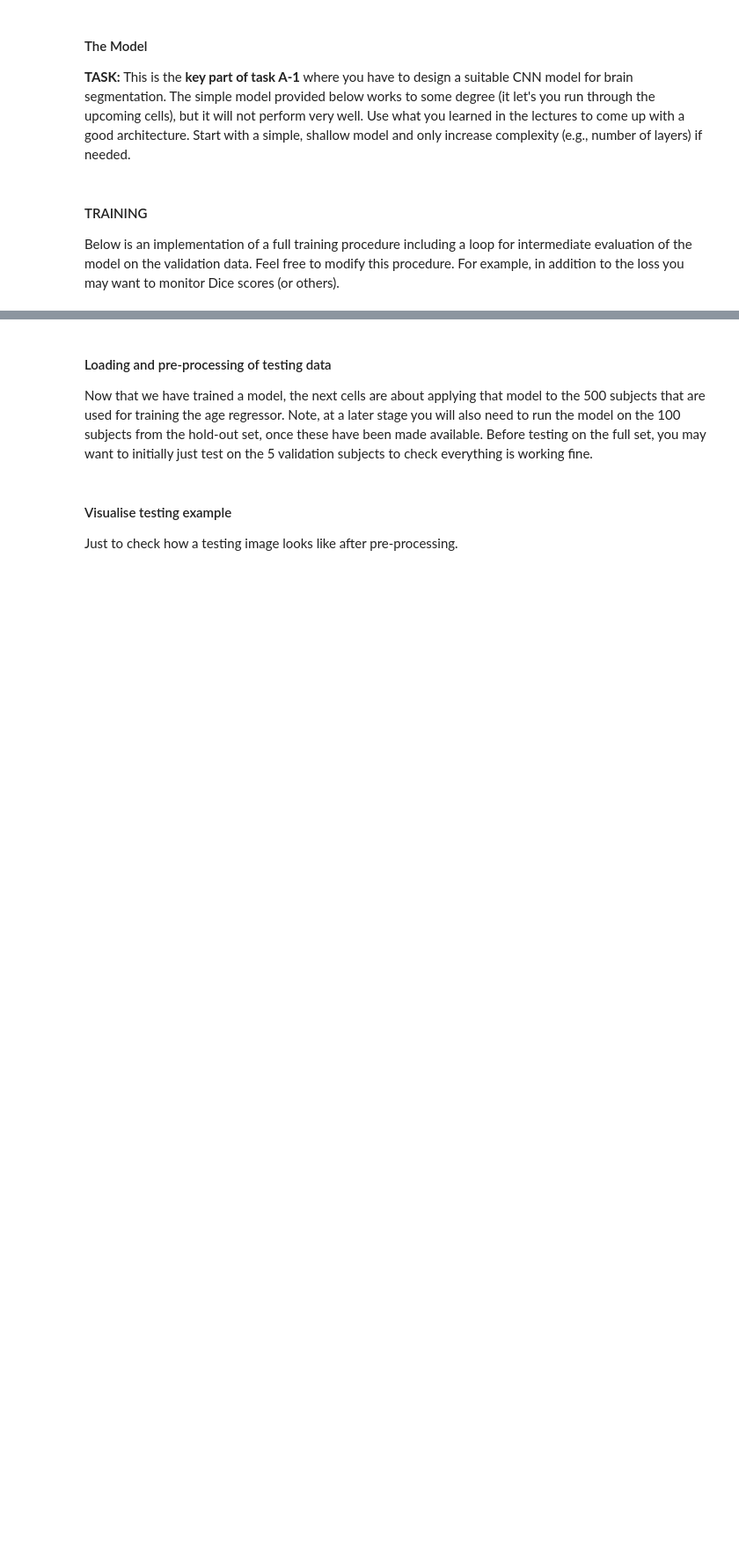
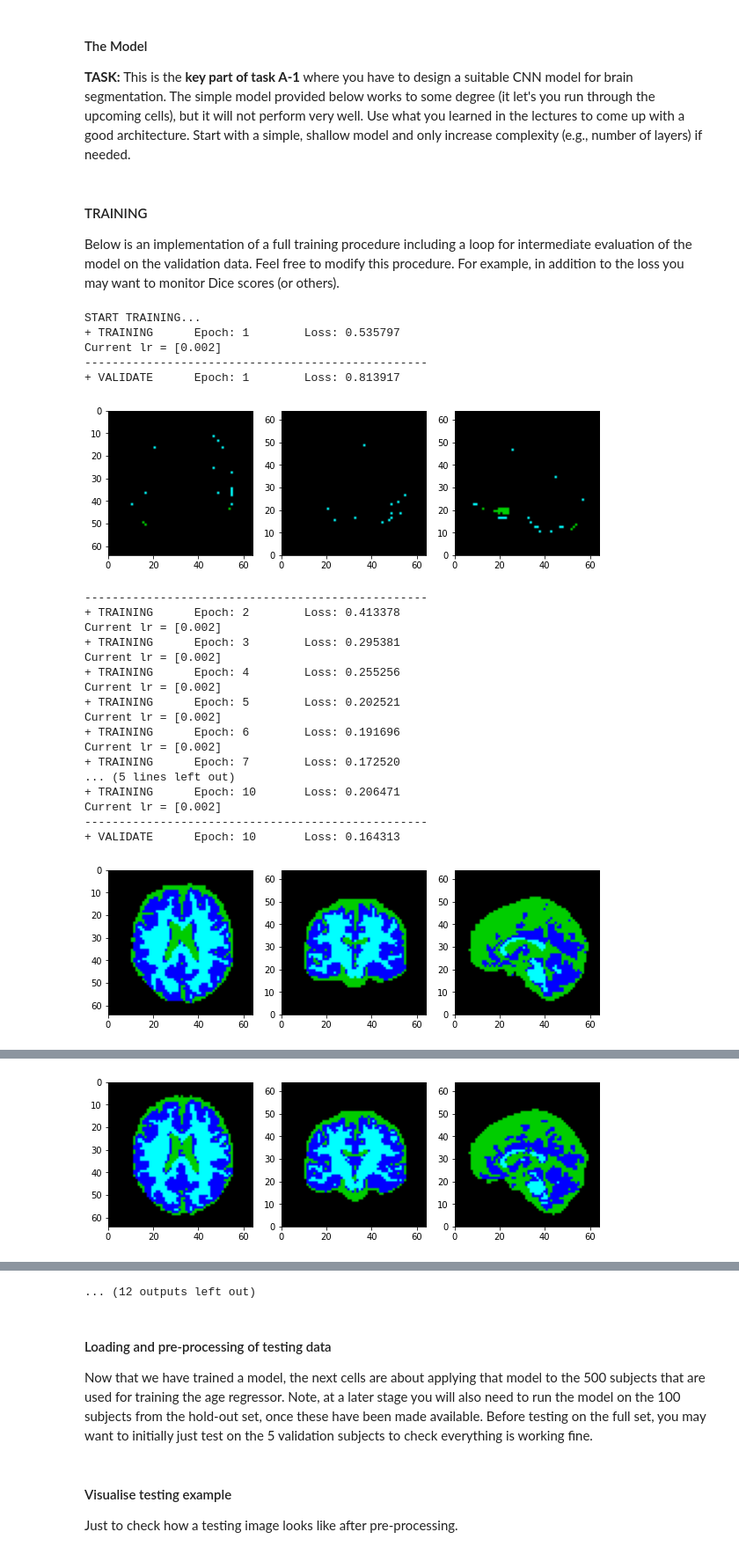
Before and after one commit to gf4417/MLforIMG-CW, a Jupyter notebook: ML4I_Coursework.ipynb, the cells around one changed output, grey strips where cells are left out. Shown at 88% size. Drawn from its saved outputs; the diff is of its cells as text; code cells hidden in the pictures; blank space fills up the shorter version.

Commit message:
With ONet

```diff
--- a/ML4I_Coursework.ipynb
+++ b/ML4I_Coursework.ipynb
@@ -353,10 +359,17 @@ rnd_seed = 42 #fixed random seed
 img_size = [64, 64, 64] # Original: [64, 64, 64]
 img_spacing = [3, 3, 3]
 
-num_epochs = 20
-learning_rate = 0.001
+num_epochs = 100
+learning_rate = 0.002 # Original: 0.001
 batch_size = 2
-val_interval = 10
+val_interval = 10 # Original: 10
+
+# Best params for ONet so far.
+# num_epochs = 80
+# learning_rate = 0.002
+# batch_size = 2
+# val_interval = 10
+# Scheduler: patience=6, factor=0.5, threshold=0.0002
 
 num_classes = 4
 
@@ -483,10 +552,11 @@ if not os.path.exists(model_dir):
 
 torch.manual_seed(rnd_seed) #fix random seed
 
-model = UNet3D(num_classes=num_classes).to(device)
+model = ONet3D(num_classes=num_classes).to(device)
 model.train()
 
 optimizer = torch.optim.Adam(model.parameters(), lr=learning_rate)
+scheduler = torch.optim.lr_scheduler.ReduceLROnPlateau(optimizer, mode='min', patience=6, factor=0.5, threshold=0.0002)
 
 loss_train_log = []
 loss_val_log = []
@@ -496,50 +566,77 @@ print('START TRAINING...')
 for epoch in range(1, num_epochs + 1):
 
     # Training
+    model.train()
     for batch_idx, batch_samples in enumerate(dataloader_train):
         img, seg = batch_samples['img'].to(device), batch_samples['seg'].to(device)
         optimizer.zero_grad()
         prd = model(img)
         loss = F.cross_entropy(prd, seg.squeeze(1))
         loss.backward()
         optimizer.step()
 
     loss_train_log.append(loss.item())
 
     print('+ TRAINING \tEpoch: {} \tLoss: {:.6f}'.format(epoch, loss.item()))
 
     # Validation
-    if epoch == 1 or epoch % val_interval == 0:
-        loss_val = 0
-        sum_pts = 0
-        with torch.no_grad():
-            for data_sample in dataloader_val:
-                img, seg = data_sample['img'].to(device), data_sample['seg'].to(device)
-                prd = model(img)
-                loss_val += F.cross_entropy(prd, seg.squeeze(1), reduction='sum').item()
-                sum_pts += np.prod(img_size)
-
-        prd = torch.argmax(prd, dim=1)
-        prediction = sitk.GetImageFromArray(prd.cpu().squeeze().numpy().astype(np.uint8))
-
+    model.eval()
+    loss_val = 0
+    sum_pts = 0
+    with torch.no_grad():
+        for data_sample in dataloader_val:
+            img, seg = data_sample['img'].to(device), data_sample['seg'].to(device)
+            prd = model(img)
+            loss_val += F.cross_entropy(prd, seg.squeeze(1), reduction='sum').item()
+            sum_pts += np.prod(img_size)
 
         loss_val /= sum_pts
 
         loss_val_log.append(loss_val)
         epoch_val_log.append(epoch)
+        scheduler.step(loss_val)
+        print(f'Current lr = {scheduler._last_lr}')
 
-        print('--------------------------------------------------')
-        print('+ VALIDATE \tEpoch: {} \tLoss: {:.6f}'.format(epoch, loss_val))
-        display_image(sitk.LabelToRGB(prediction))
-        print('--------------------------------------------------')
+        if epoch == 1 or epoch % val_interval == 0:
+            print('--------------------------------------------------')
+            print('+ VALIDATE \tEpoch: {} \tLoss: {:.6f}'.format(epoch, loss_val))
+            prd = torch.argmax(prd, dim=1)
+            prediction = sitk.GetImageFromArray(prd.cpu().squeeze().numpy().astype(np.uint8))
+            display_image(sitk.LabelToRGB(prediction))
+            print('--------------------------------------------------')
 
 torch.save(model.state_dict(), os.path.join(model_dir, 'model.pt'))
 
 print('\nFinished TRAINING.')
 
 plt.plot(range(1, num_epochs + 1), loss_train_log, c='r', label='train')
 plt.plot(epoch_val_log, loss_val_log, c='b', label='val')
 plt.legend(loc='upper right')
 plt.xlabel('epoch')
 plt.ylabel('loss')
 plt.show()
+# %% [output]
+START TRAINING...
++ TRAINING      Epoch: 1        Loss: 0.535797
+Current lr = [0.002]
+--------------------------------------------------
++ VALIDATE      Epoch: 1        Loss: 0.813917
+[figure, added]
+--------------------------------------------------
++ TRAINING      Epoch: 2        Loss: 0.413378
+Current lr = [0.002]
++ TRAINING      Epoch: 3        Loss: 0.295381
+Current lr = [0.002]
++ TRAINING      Epoch: 4        Loss: 0.255256
+Current lr = [0.002]
++ TRAINING      Epoch: 5        Loss: 0.202521
+Current lr = [0.002]
++ TRAINING      Epoch: 6        Loss: 0.191696
+Current lr = [0.002]
++ TRAINING      Epoch: 7        Loss: 0.172520
+... (5 lines left out)
++ TRAINING      Epoch: 10       Loss: 0.206471
+Current lr = [0.002]
+--------------------------------------------------
++ VALIDATE      Epoch: 10       Loss: 0.164313
+[figure, added]
@@ -545,0 +660 @@ plt.show()
+[figure, added]
@@ -546,3 +715,4 @@ plt.show()
+... (12 outputs left out)
 # %% [markdown]
 #### Loading and pre-processing of testing data
 
```
Also changed, not shown: parts of 13 cells of this notebook.
